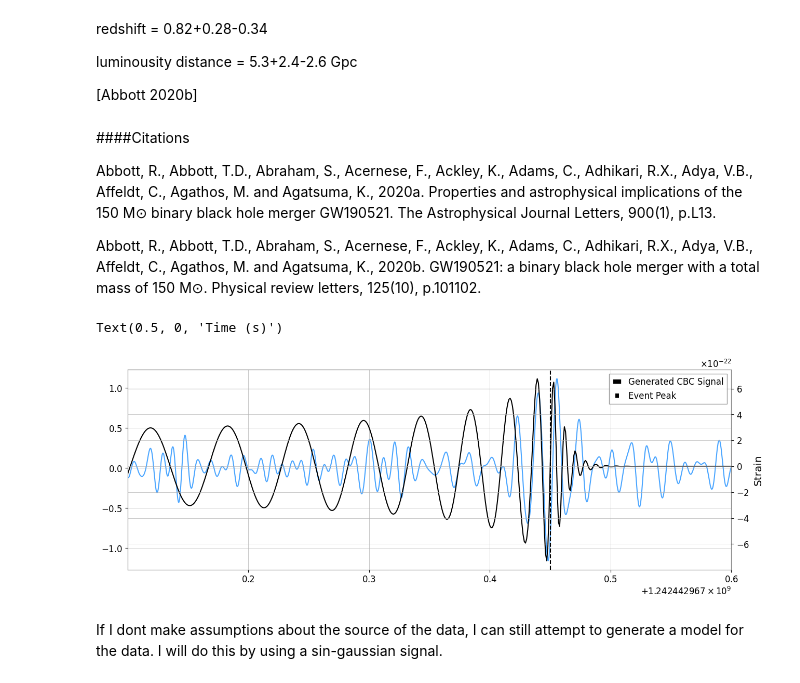
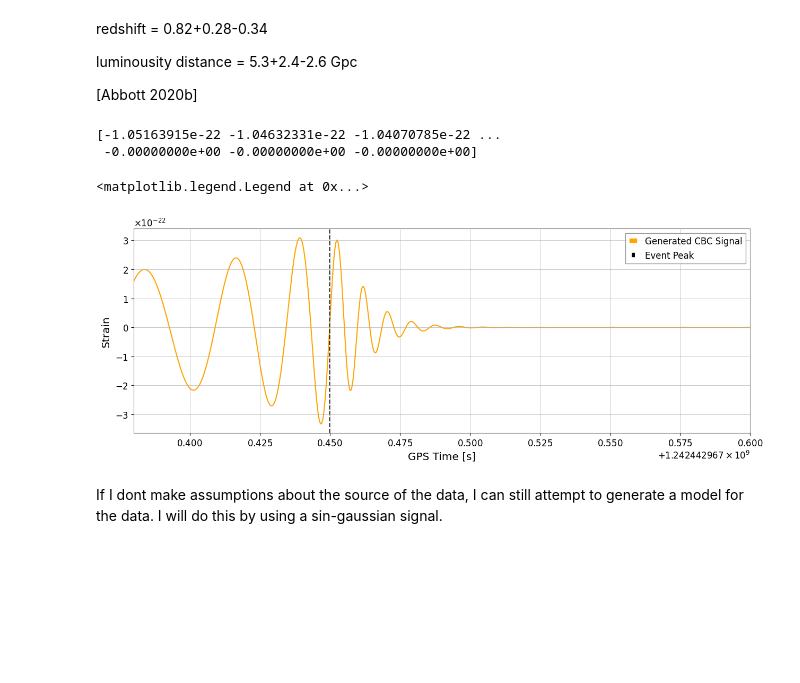
Before and after one commit to Clarke-Jools-36/GWAstro, a Jupyter notebook: final_project.ipynb, the cells around one changed output. Cells and saved outputs as stored; diff of their text form; code cells hidden in the pictures; blank space fills up the shorter version.

```diff
--- a/final_project.ipynb
+++ b/final_project.ipynb
@@ -167,42 +181,37 @@ redshift = 0.82+0.28-0.34
 luminousity distance = 5.3+2.4-2.6 Gpc
 
 [Abbott 2020b]
-# %% [markdown]
-####Citations
-
-Abbott, R., Abbott, T.D., Abraham, S., Acernese, F., Ackley, K., Adams, C., Adhikari, R.X., Adya, V.B., Affeldt, C., Agathos, M. and Agatsuma, K., 2020a. Properties and astrophysical implications of the 150 M⊙ binary black hole merger GW190521. The Astrophysical Journal Letters, 900(1), p.L13.
-
-Abbott, R., Abbott, T.D., Abraham, S., Acernese, F., Ackley, K., Adams, C., Adhikari, R.X., Adya, V.B., Affeldt, C., Agathos, M. and Agatsuma, K., 2020b. GW190521: a binary black hole merger with a total mass of 150 M⊙. Physical review letters, 125(10), p.101102.
 # %%
 m1 = 85 # Solar masses
 m2 = 66 # Solar masses
 z = 0.82
 f_0 = 11 #Hz
 
-d = 2413.5 #Mpc (from redshift)
+d = 5.3E3 #Mpc (from redshift)
 
 hp, hc = get_td_waveform(approximant="SEOBNRv4_opt",
                          mass1=m1,
                          mass2=m2,
                          distance=d,
-                         delta_t=1./1024.,#timestep
+                         delta_t=1./4096.,#timestep
                          f_lower=f_0)
+# %%
+print(hp)
+# %% [output]
+[-1.05163915e-22 -1.04632331e-22 -1.04070785e-22 ...
+ -0.00000000e+00 -0.00000000e+00 -0.00000000e+00]
 # %%
 fig, ax1 = plt.subplots(figsize=(15,5))
 
-ax2 = ax1.twinx()
-ax1.plot(ldata_bp.times,ldata_bp,label='Filtered L1 data', color='gwpy:ligo-livingston')
-ax2.plot(hp.sample_times+gps+0.05,hp,label='Generated CBC Signal', color='k')
+plt.plot(hp.sample_times+gps+0.05,hp,label='Generated CBC Signal', color='orange')
 
 plt.axvline(gps+0.05, linestyle="--", color='k', label="Event Peak")
 plt.xlabel('GPS Time [s]')
 plt.ylabel('Strain')
-plt.xlim(gps-0.3,gps+0.2)
+plt.xlim(gps-0.02,gps+0.2)
 plt.legend()
-
-plt.xlabel('Time (s)')
 # %% [output]
-Text(0.5, 0, 'Time (s)')
+<matplotlib.legend.Legend at 0x...>
-[figure, old version]
+[figure, new version]
 # %% [markdown]
 If I dont make assumptions about the source of the data, I can still attempt to generate a model for the data. I will do this by using a sin-gaussian signal.
```
Also changed, not shown: parts of 77 cells of this notebook.
